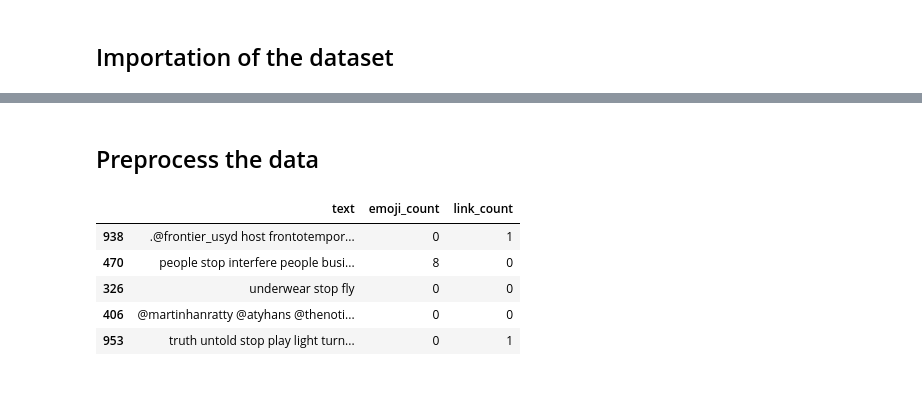
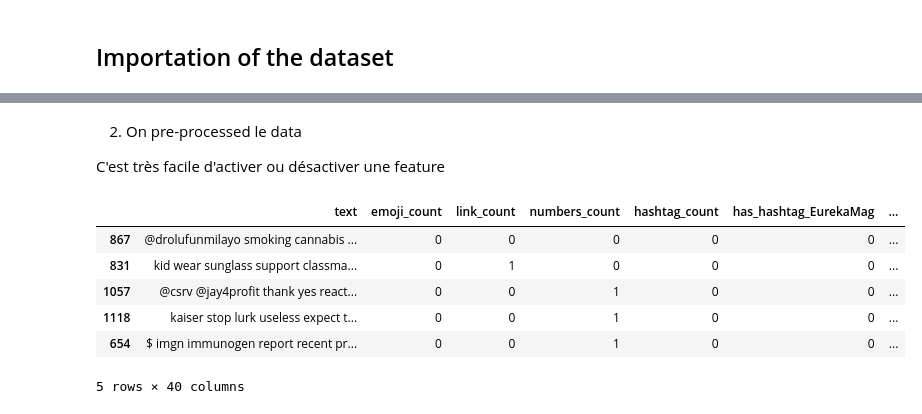
Before and after one commit to AllanDwyre/Scitweets, a Jupyter notebook: src/classification_2classe/sci_not_sci_classification.ipynb, the cells around one changed output, grey strips where cells are left out. Cells and saved outputs as stored; diff of their text form; code cells hidden in the pictures; blank space fills up the shorter version.

```diff
--- a/src/classification_2classe/sci_not_sci_classification.ipynb
+++ b/src/classification_2classe/sci_not_sci_classification.ipynb
@@ -44,7 +42,10 @@ order to load all the package's dependencies. You can do this by selecting the
 # %% [markdown]
 ## Importation of the dataset
 # %%
-nlp = spacy.load("en_core_web_sm")
+importlib.reload(helper)
+
+nlp = helper.load_nlp_model()
+config:helper.Step1Config = helper.ConfigLoader.load_step1()
 
 df_path= "../../scitweets.tsv"
 df_base = pd.read_csv(df_path, sep='\t', header=0)
@@ -109,21 +136,27 @@ def display_result(predicted_y, true_y ):
-# %% [markdown]
-## Preprocess the data
+# %% [markdown]
+2. On pre-processed le data
+
+C'est très facile d'activer ou désactiver une feature
 # %%
 df = df_base.copy()
 df = emoji_processing(df)
 df = link_processing(df)
+df = number_processing(df)
+df = hashtag_processing(df)
+df = keyword_features(df)
 df = pre_processing(df)
 # %%
 X = df.copy().drop(columns=["scientific_claim", "scientific_reference", "scientific_context"])
 y = X.pop("science_related")
 
-X_train, X_test, y_train, y_test = train_test_split(X, y, random_state=5, test_size=0.2)
+X_train, X_test, y_train, y_test = train_test_split(X, y, random_state=config.random_state, test_size=config.test_ratio)
 
 X_train.head()
 # %% [output]
-|  | text | emoji_count | link_count |
-| 938 | .@frontier_usyd host frontotempor... | 0 | 1 |
-| 470 | people stop interfere people busi... | 8 | 0 |
-| 326 | underwear stop fly | 0 | 0 |
-| 406 | @martinhanratty @atyhans @thenoti... | 0 | 0 |
-| 953 | truth untold stop play light turn... | 0 | 1 |
+|  | text | emoji_count | link_count | numbers_count | hashtag_count | has_hashtag_EurekaMag | ... |
+| 867 | @drolufunmilayo smoking cannabis ... | 0 | 0 | 0 | 0 | 0 | ... |
+| 831 | kid wear sunglass support classma... | 0 | 1 | 0 | 0 | 0 | ... |
+| 1057 | @csrv @jay4profit thank yes react... | 0 | 0 | 1 | 0 | 0 | ... |
+| 1118 | kaiser stop lurk useless expect t... | 0 | 0 | 1 | 0 | 0 | ... |
+| 654 | $ imgn immunogen report recent pr... | 0 | 0 | 1 | 0 | 0 | ... |
+5 rows × 40 columns
```
Also changed, not shown: parts of 12 cells of this notebook, 1 other file.
